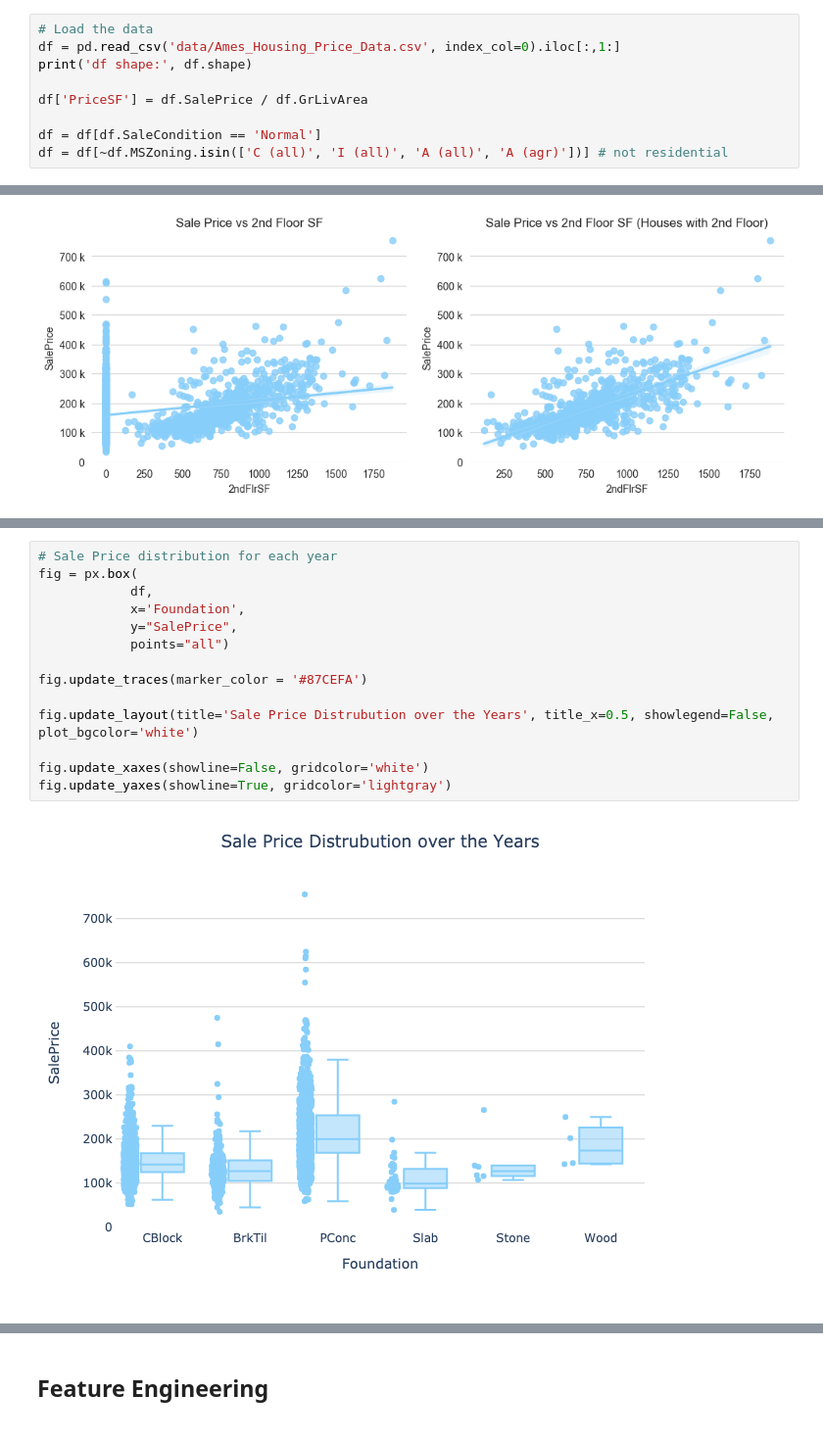
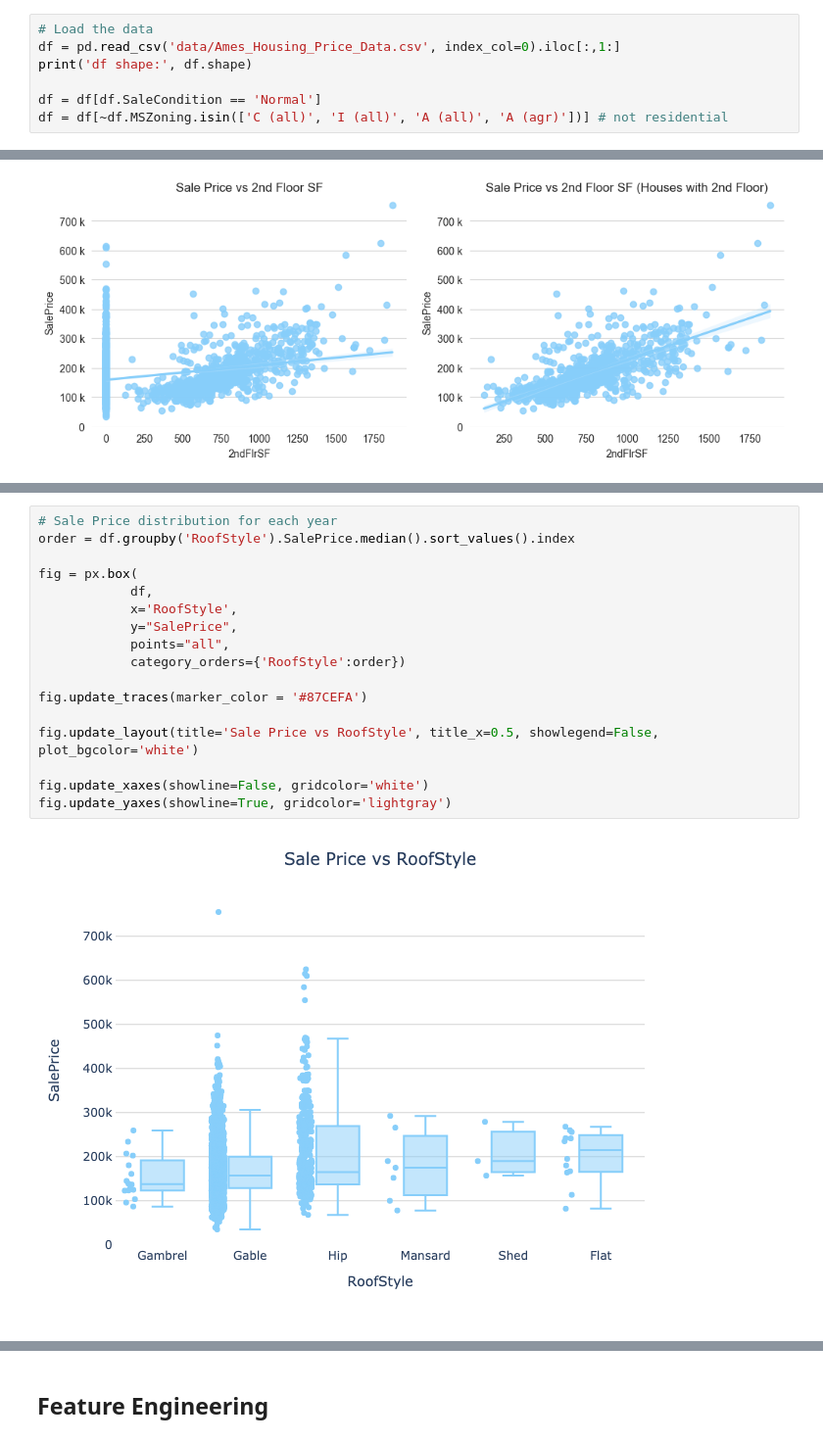
Before and after one commit to franciscapalacios/housing_project, a Jupyter notebook: Preprocessing.ipynb, the cells around one changed output, grey strips where cells are left out. Shown at 98% size. Cells and saved outputs as stored; diff of their text form.

```diff
--- a/Preprocessing.ipynb
+++ b/Preprocessing.ipynb
@@ -29,8 +27,6 @@ pd.set_option('display.max_columns', None)
 df = pd.read_csv('data/Ames_Housing_Price_Data.csv', index_col=0).iloc[:,1:]
 print('df shape:', df.shape)
 
-df['PriceSF'] = df.SalePrice / df.GrLivArea
-
 df = df[df.SaleCondition == 'Normal']
 df = df[~df.MSZoning.isin(['C (all)', 'I (all)', 'A (all)', 'A (agr)'])] # not residential
 # %% [output]
@@ -242,16 +276,19 @@ ax[1].yaxis.set_major_formatter(ticker.EngFormatter())
 # %%
 # Sale Price distribution for each year
+order = df.groupby('RoofStyle').SalePrice.median().sort_values().index
+
 fig = px.box(
             df,
-            x='Foundation',
+            x='RoofStyle',
             y="SalePrice",
-            points="all")
+            points="all",
+            category_orders={'RoofStyle':order})
 
 fig.update_traces(marker_color = '#87CEFA')
 
-fig.update_layout(title='Sale Price Distrubution over the Years', title_x=0.5, showlegend=False, plot_bgcolor='white')
+fig.update_layout(title='Sale Price vs RoofStyle', title_x=0.5, showlegend=False, plot_bgcolor='white')
 
 fig.update_xaxes(showline=False, gridcolor='white')
 fig.update_yaxes(showline=True, gridcolor='lightgray')
 # %% [output]
-[figure, old version]
+[figure, new version]
```
Also changed, not shown: parts of 24 cells of this notebook.
